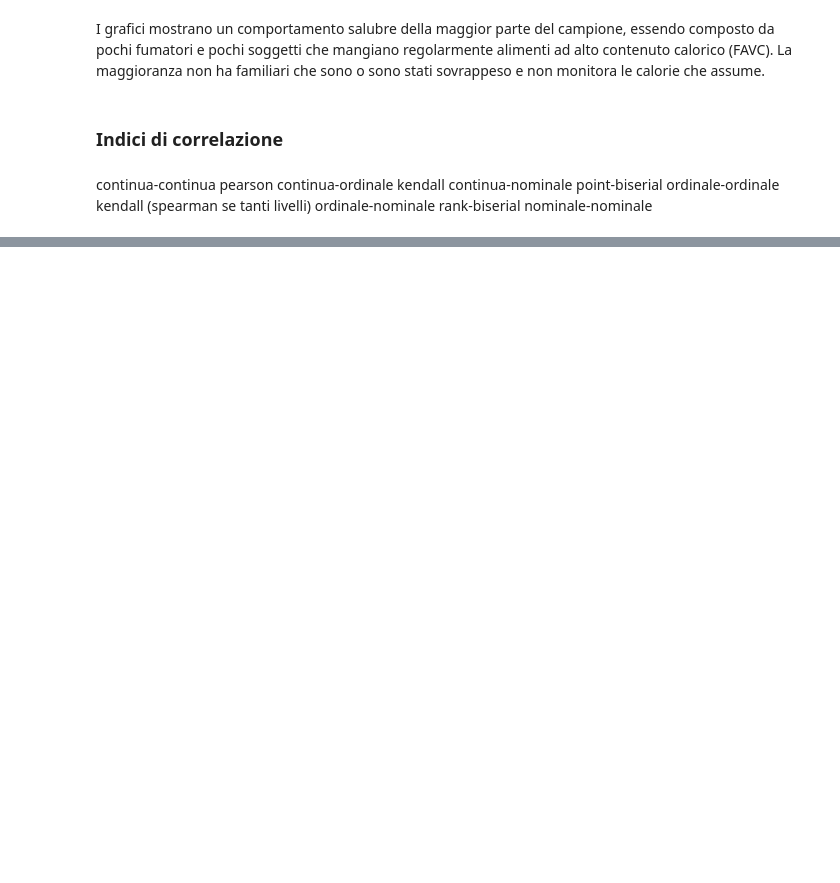
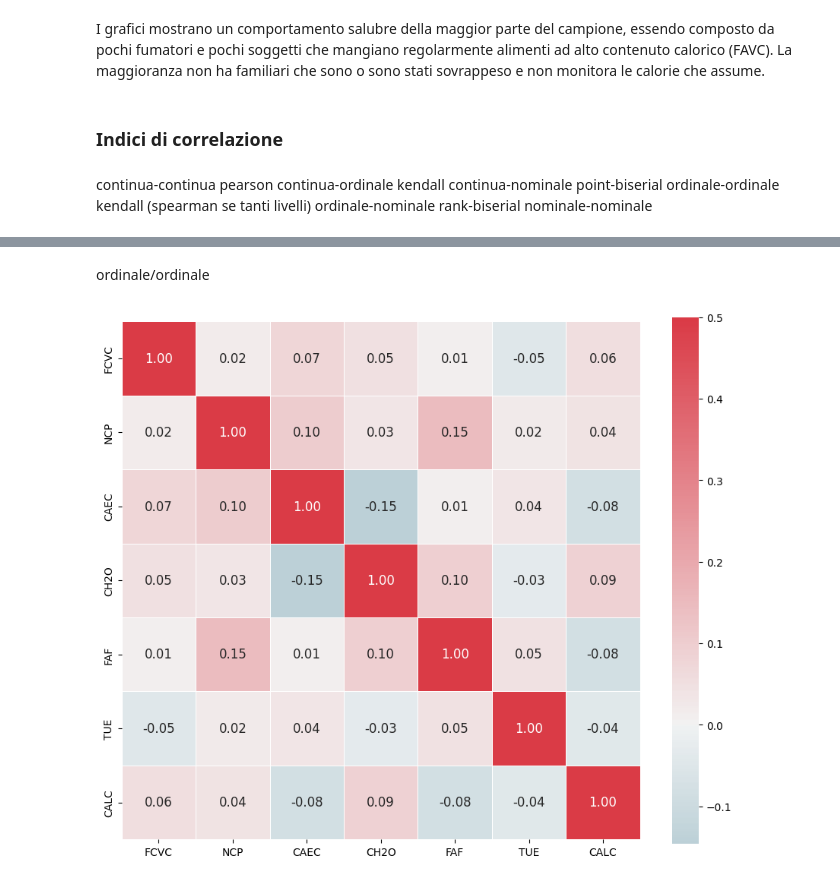
Before and after one commit to LorenzoColletta/DataIntensive, a Jupyter notebook: Data_Intensive_Project.ipynb, the cells around one changed output, grey strips where cells are left out. Drawn from its saved outputs; the diff is of its cells as text; code cells hidden in the pictures; blank space fills up the shorter version.

```diff
--- a/Data_Intensive_Project.ipynb
+++ b/Data_Intensive_Project.ipynb
@@ -523,0 +574,7 @@ dataset
+# %% [markdown]
+ordinale/ordinale
+# %%
+ordinal_correlation_matrix = dataset[ordinal_features].corr(method='kendall')
+plot_correlation(ordinal_correlation_matrix)
+# %% [output]
+[figure, added]
```
Also changed, not shown: parts of 38 cells of this notebook.
